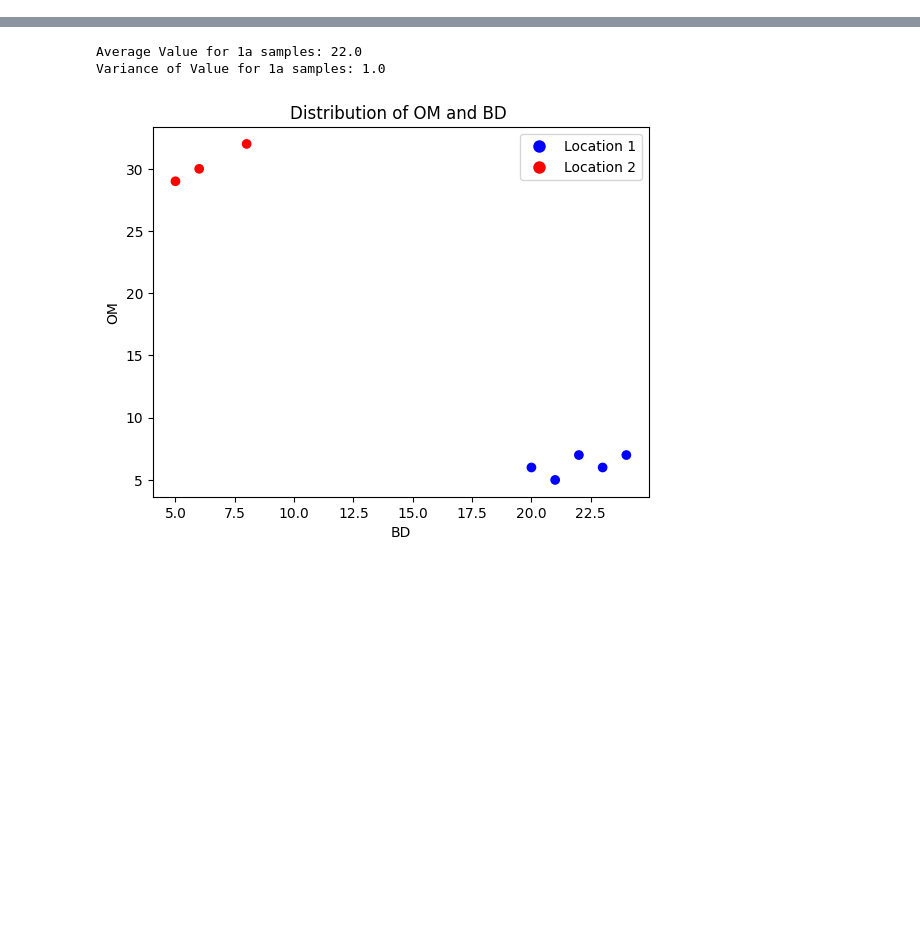
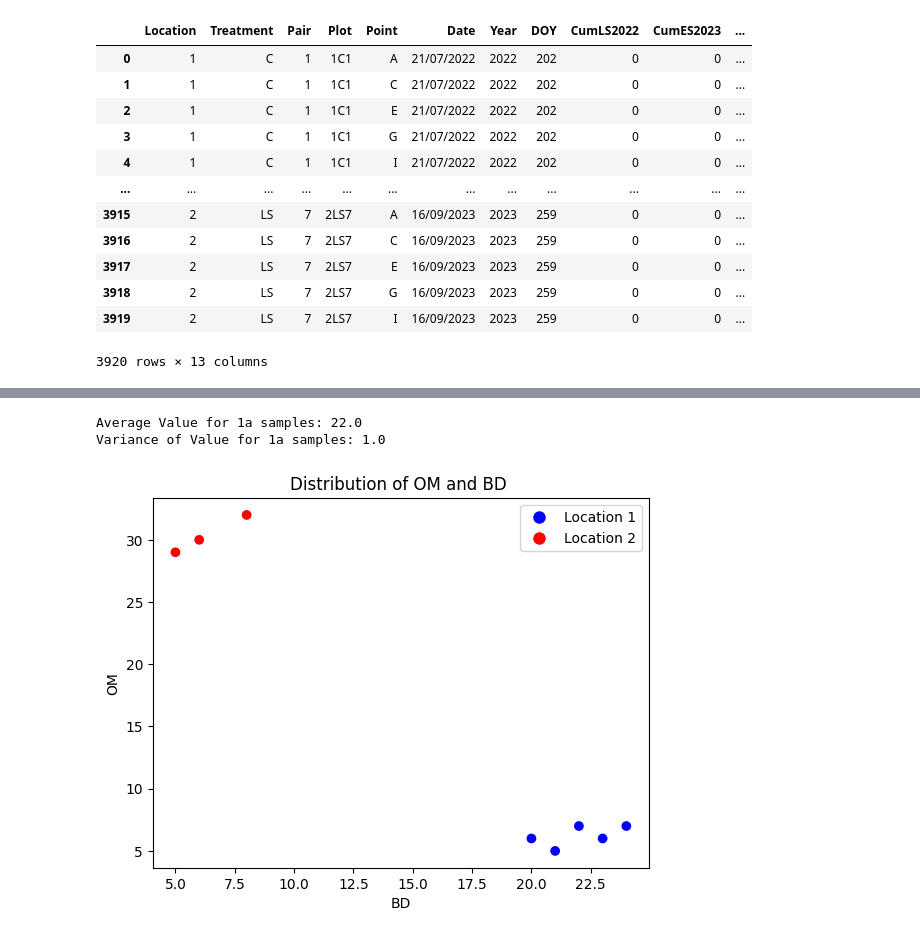
Before and after one commit to JorgeMoranBornemann/BScThesis, a Jupyter notebook: Notebook_BScThesis.ipynb, the cells around one changed output, grey strips where cells are left out. Saved outputs shown, nothing was run; the diff lists cells and outputs as text; code cells hidden in the pictures; blank space fills up the shorter version.

```diff
--- a/Notebook_BScThesis.ipynb
+++ b/Notebook_BScThesis.ipynb
@@ -147,0 +588,16 @@ plt.show()
+# %%
+df_tD
+# %% [output]
+|  | Location | Treatment | Pair | Plot | Point | Date | Year | DOY | CumLS2022 | CumES2023 | ... |
+| 0 | 1 | C | 1 | 1C1 | A | 21/07/2022 | 2022 | 202 | 0 | 0 | ... |
+| 1 | 1 | C | 1 | 1C1 | C | 21/07/2022 | 2022 | 202 | 0 | 0 | ... |
+| 2 | 1 | C | 1 | 1C1 | E | 21/07/2022 | 2022 | 202 | 0 | 0 | ... |
+| 3 | 1 | C | 1 | 1C1 | G | 21/07/2022 | 2022 | 202 | 0 | 0 | ... |
+| 4 | 1 | C | 1 | 1C1 | I | 21/07/2022 | 2022 | 202 | 0 | 0 | ... |
+| ... | ... | ... | ... | ... | ... | ... | ... | ... | ... | ... | ... |
+| 3915 | 2 | LS | 7 | 2LS7 | A | 16/09/2023 | 2023 | 259 | 0 | 0 | ... |
+| 3916 | 2 | LS | 7 | 2LS7 | C | 16/09/2023 | 2023 | 259 | 0 | 0 | ... |
+| 3917 | 2 | LS | 7 | 2LS7 | E | 16/09/2023 | 2023 | 259 | 0 | 0 | ... |
+| 3918 | 2 | LS | 7 | 2LS7 | G | 16/09/2023 | 2023 | 259 | 0 | 0 | ... |
+| 3919 | 2 | LS | 7 | 2LS7 | I | 16/09/2023 | 2023 | 259 | 0 | 0 | ... |
+3920 rows × 13 columns
```
Also changed, not shown: parts of 43 cells of this notebook.
